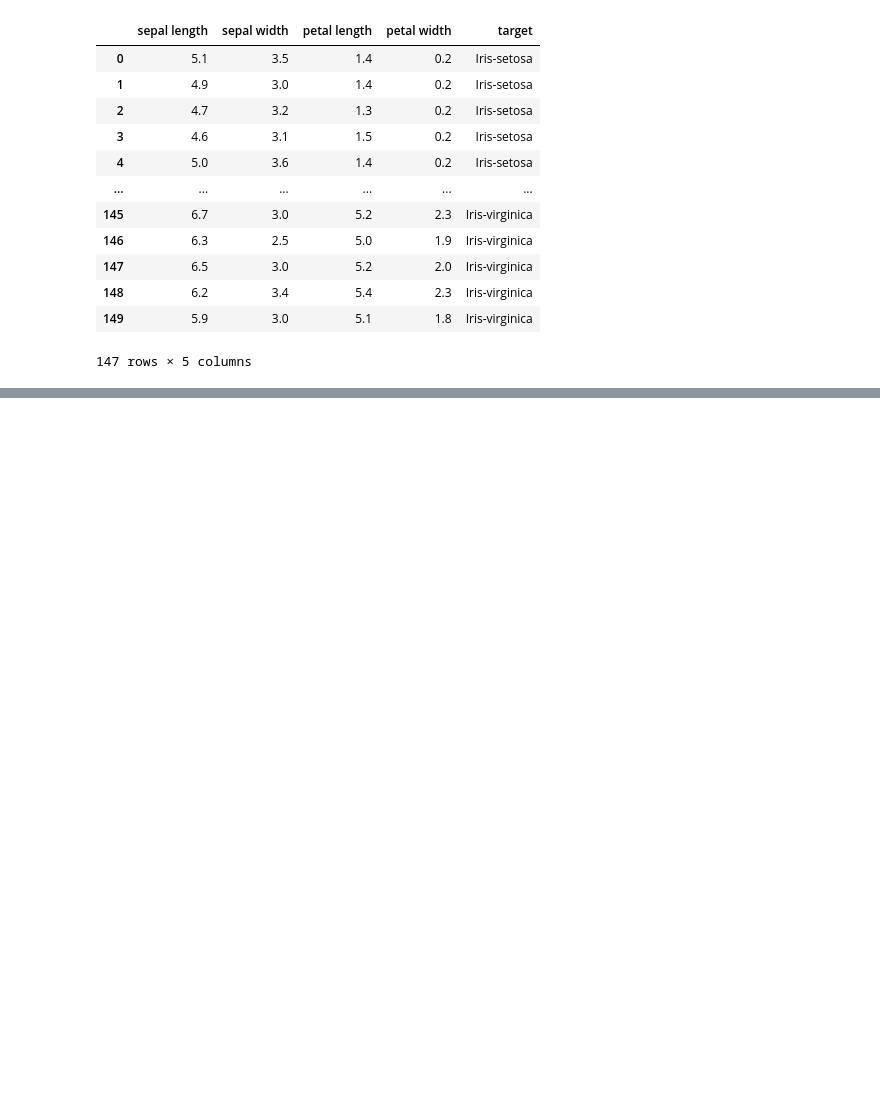
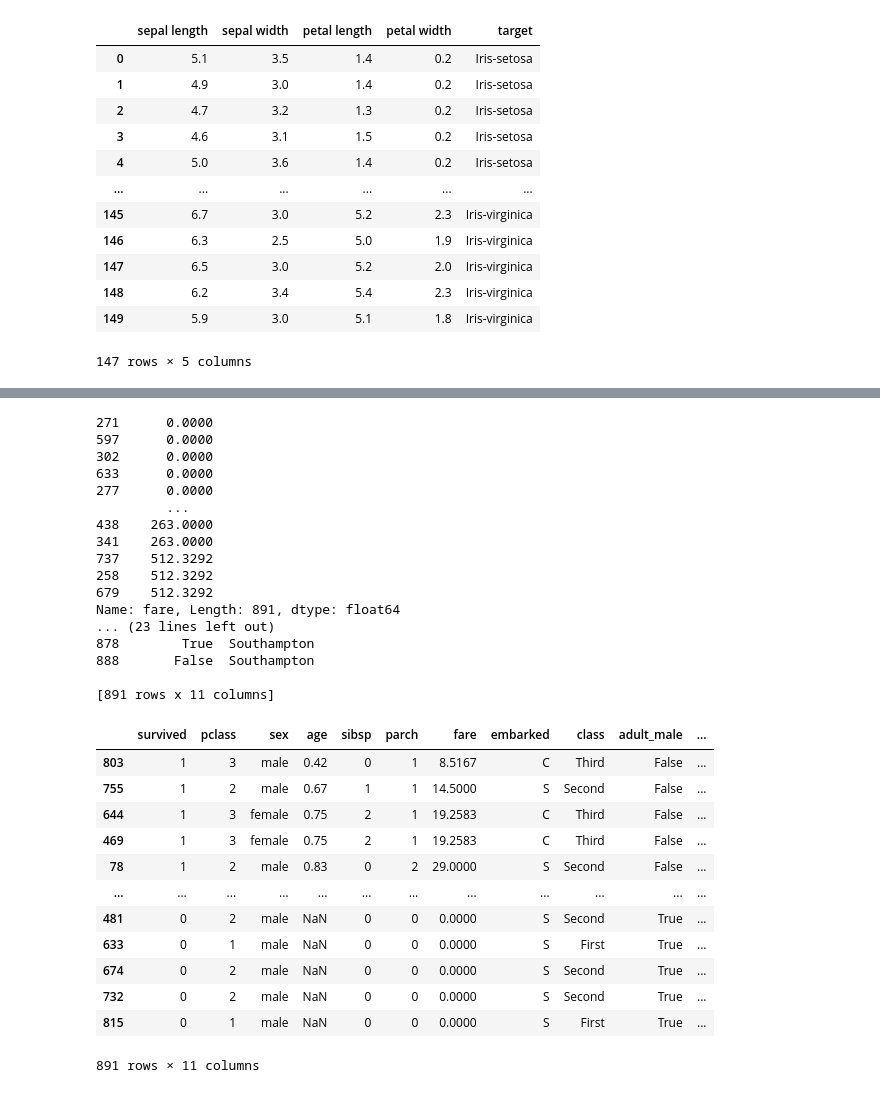
Before and after one commit to blackbutterfly0852/ADP_PRACTICE, a Jupyter notebook: 230924_데이터핸들링.ipynb, the cells around one changed output, grey strips where cells are left out. Cells and saved outputs as stored; diff of their text form; code cells hidden in the pictures; blank space fills up the shorter version.

```diff
--- a/230924_데이터핸들링.ipynb
+++ b/230924_데이터핸들링.ipynb
@@ -265,0 +484,42 @@ df
+# %%
+# 16. 데이터 프레임을 값 기준으로 정려
+import pandas as pd
+import numpy as np
+df = pd.read_csv('data/titanic.csv')
+print(df['fare'].sort_values(ascending = True))
+
+df.sort_values('age', ascending = True, inplace = True)
+print(df)
+df.sort_values(by = ['age','fare'], ascending = [True,False], inplace = True)
+df
+# %% [output]
+271      0.0000
+597      0.0000
+302      0.0000
+633      0.0000
+277      0.0000
+         ...
+438    263.0000
+341    263.0000
+737    512.3292
+258    512.3292
+679    512.3292
+Name: fare, Length: 891, dtype: float64
+... (23 lines left out)
+878        True  Southampton
+888       False  Southampton
+
+[891 rows x 11 columns]
+|  | survived | pclass | sex | age | sibsp | parch | fare | embarked | class | adult_male | ... |
+| 803 | 1 | 3 | male | 0.42 | 0 | 1 | 8.5167 | C | Third | False | ... |
+| 755 | 1 | 2 | male | 0.67 | 1 | 1 | 14.5000 | S | Second | False | ... |
+| 644 | 1 | 3 | female | 0.75 | 2 | 1 | 19.2583 | C | Third | False | ... |
+| 469 | 1 | 3 | female | 0.75 | 2 | 1 | 19.2583 | C | Third | False | ... |
+| 78 | 1 | 2 | male | 0.83 | 0 | 2 | 29.0000 | S | Second | False | ... |
+| ... | ... | ... | ... | ... | ... | ... | ... | ... | ... | ... | ... |
+| 481 | 0 | 2 | male | NaN | 0 | 0 | 0.0000 | S | Second | True | ... |
+| 633 | 0 | 1 | male | NaN | 0 | 0 | 0.0000 | S | First | True | ... |
+| 674 | 0 | 2 | male | NaN | 0 | 0 | 0.0000 | S | Second | True | ... |
+| 732 | 0 | 2 | male | NaN | 0 | 0 | 0.0000 | S | Second | True | ... |
+| 815 | 0 | 1 | male | NaN | 0 | 0 | 0.0000 | S | First | True | ... |
+891 rows × 11 columns
```
Also changed, not shown: parts of 10 cells of this notebook.
